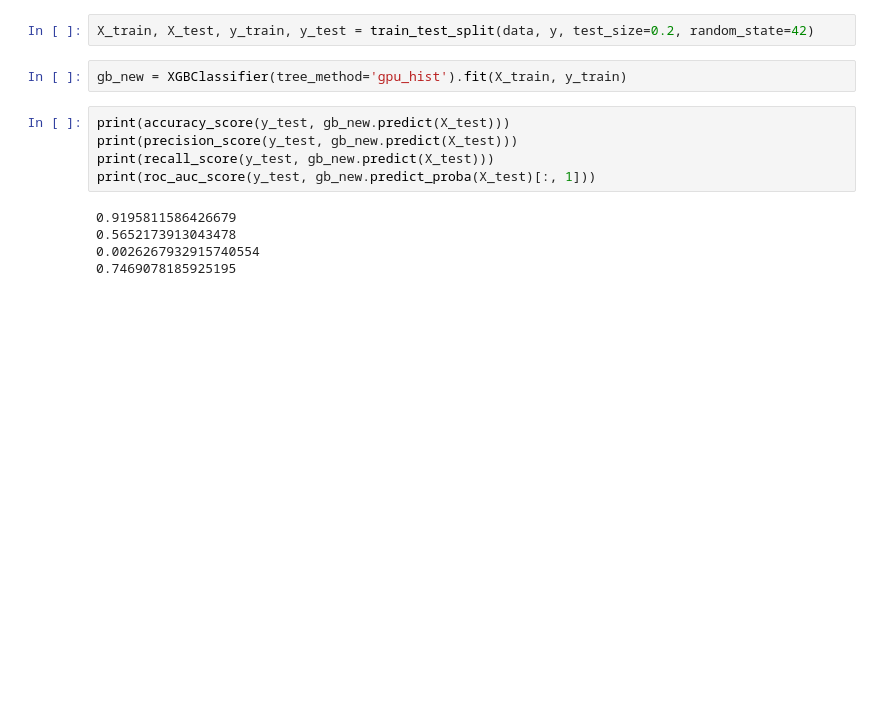
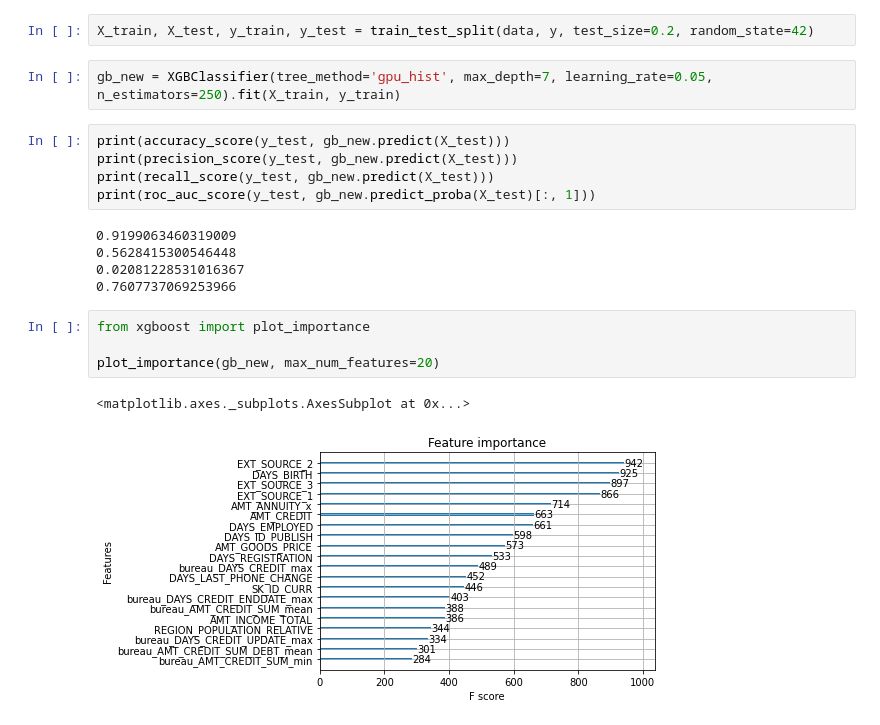
Before and after one commit to SunForLife/raiffeisen, a Jupyter notebook: home_credit_data.ipynb, the cells around one changed output. Saved outputs shown, nothing was run; the diff lists cells and outputs as text; blank space fills up the shorter version.

```diff
--- a/home_credit_data.ipynb
+++ b/home_credit_data.ipynb
@@ -197,14 +207,21 @@ data = data.merge(bureau_X_bureau_balance_features_features, on = 'SK_ID_CURR',
 # %%
 X_train, X_test, y_train, y_test = train_test_split(data, y, test_size=0.2, random_state=42)
 # %%
-gb_new = XGBClassifier(tree_method='gpu_hist').fit(X_train, y_train)
+gb_new = XGBClassifier(tree_method='gpu_hist', max_depth=7, learning_rate=0.05, n_estimators=250).fit(X_train, y_train)
 # %%
 print(accuracy_score(y_test, gb_new.predict(X_test)))
 print(precision_score(y_test, gb_new.predict(X_test)))
 print(recall_score(y_test, gb_new.predict(X_test)))
 print(roc_auc_score(y_test, gb_new.predict_proba(X_test)[:, 1]))
 # %% [output]
-0.9195811586426679
-0.5652173913043478
-0.0026267932915740554
-0.7469078185925195
+0.9199063460319009
+0.5628415300546448
+0.02081228531016367
+0.7607737069253966
+# %%
+from xgboost import plot_importance
+
+plot_importance(gb_new, max_num_features=20)
+# %% [output]
+<matplotlib.axes._subplots.AxesSubplot at 0x...>
+[figure, added]
```
Also changed, not shown: parts of 2 cells of this notebook.
